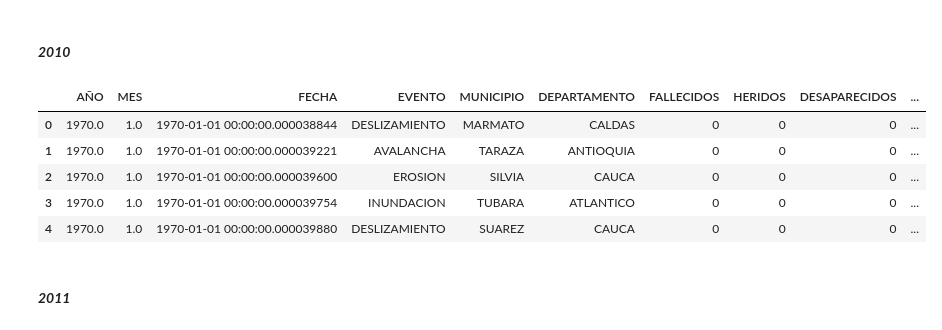
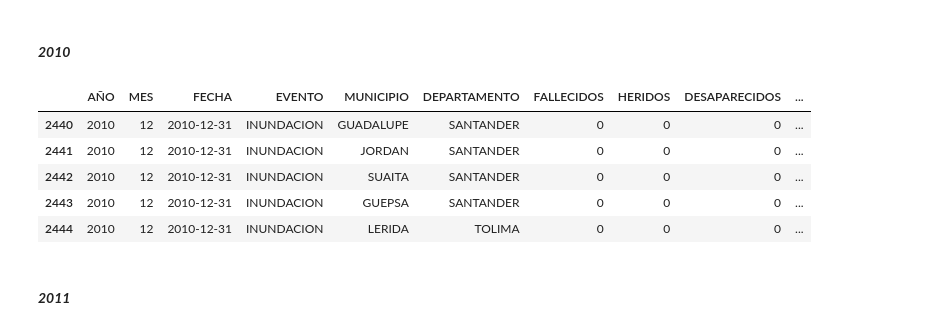
Before and after one commit to JuanRuizIng/Pacific-Data-Analytics, a Jupyter notebook: Emergencias/Notebooks/emergenciasExcel_limpieza.ipynb, the cells around one changed output. Cells and saved outputs as stored; diff of their text form; code cells hidden in the pictures.

```diff
--- a/Emergencias/Notebooks/emergenciasExcel_limpieza.ipynb
+++ b/Emergencias/Notebooks/emergenciasExcel_limpieza.ipynb
@@ -172,16 +172,16 @@ df_2009 = limpiar_datos_emergencias('../Excel (2003 - 2018, 2023)/EMERGENCIAS-20
 # %%
 df_2010 = limpiar_datos_emergencias('../Excel (2003 - 2018, 2023)/EMERGENCIAS-2010.xls', 2445)
 # %%
-df_2010.head()
-# df_2010.tail()
+# df_2010.head()
+df_2010.tail()
 # df_2010["EVENTO"].unique()
 # %% [output]
 |  | AÑO | MES | FECHA | EVENTO | MUNICIPIO | DEPARTAMENTO | FALLECIDOS | HERIDOS | DESAPARECIDOS | ... |
-| 0 | 1970.0 | 1.0 | 1970-01-01 00:00:00.000038844 | DESLIZAMIENTO | MARMATO | CALDAS | 0 | 0 | 0 | ... |
-| 1 | 1970.0 | 1.0 | 1970-01-01 00:00:00.000039221 | AVALANCHA | TARAZA | ANTIOQUIA | 0 | 0 | 0 | ... |
-| 2 | 1970.0 | 1.0 | 1970-01-01 00:00:00.000039600 | EROSION | SILVIA | CAUCA | 0 | 0 | 0 | ... |
-| 3 | 1970.0 | 1.0 | 1970-01-01 00:00:00.000039754 | INUNDACION | TUBARA | ATLANTICO | 0 | 0 | 0 | ... |
-| 4 | 1970.0 | 1.0 | 1970-01-01 00:00:00.000039880 | DESLIZAMIENTO | SUAREZ | CAUCA | 0 | 0 | 0 | ... |
+| 2440 | 2010 | 12 | 2010-12-31 | INUNDACION | GUADALUPE | SANTANDER | 0 | 0 | 0 | ... |
+| 2441 | 2010 | 12 | 2010-12-31 | INUNDACION | JORDAN | SANTANDER | 0 | 0 | 0 | ... |
+| 2442 | 2010 | 12 | 2010-12-31 | INUNDACION | SUAITA | SANTANDER | 0 | 0 | 0 | ... |
+| 2443 | 2010 | 12 | 2010-12-31 | INUNDACION | GUEPSA | SANTANDER | 0 | 0 | 0 | ... |
+| 2444 | 2010 | 12 | 2010-12-31 | INUNDACION | LERIDA | TOLIMA | 0 | 0 | 0 | ... |
 # %% [markdown]
 #### ***2011***
 # %%
```
Also changed, not shown: parts of 2 cells of this notebook, 1 other file.
